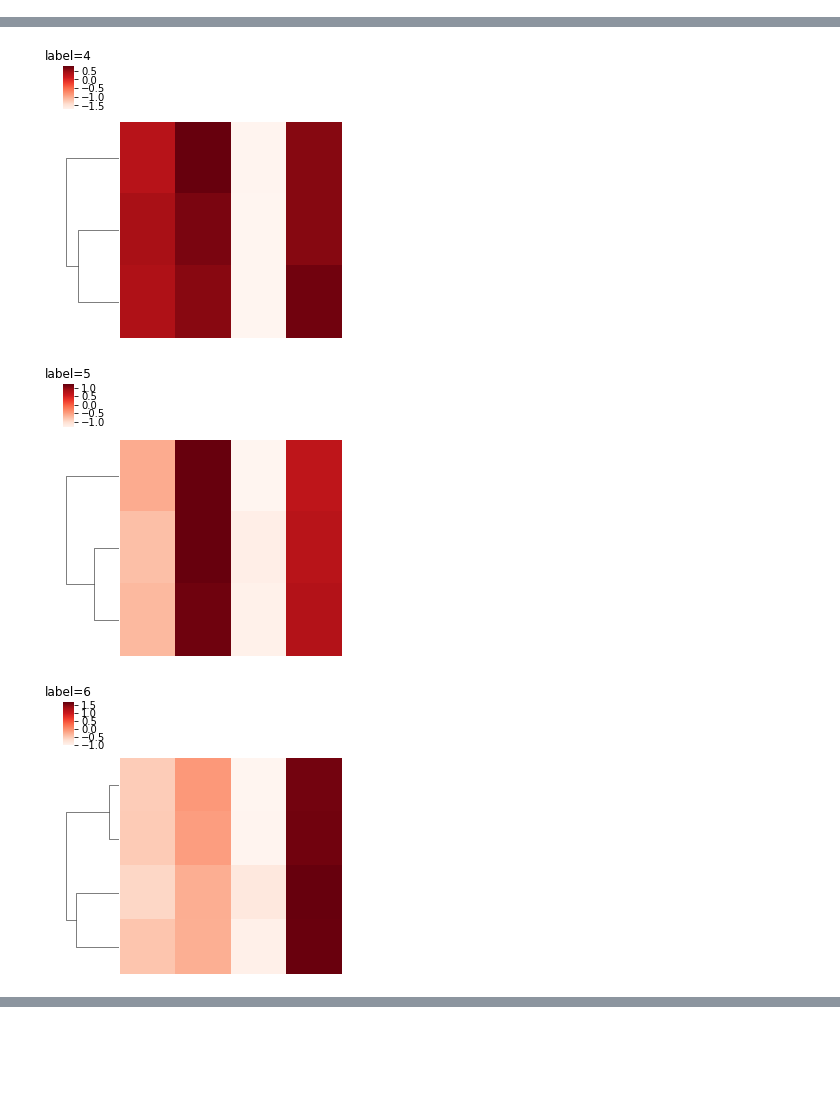
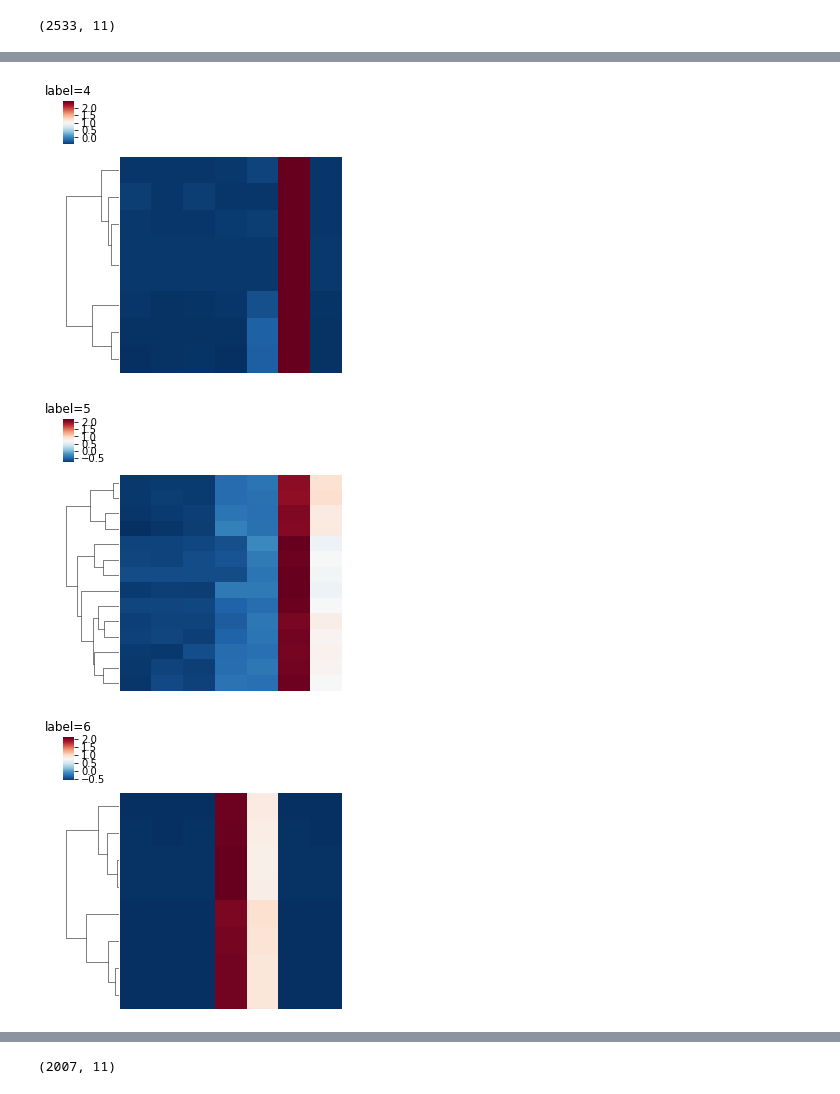
Before and after one commit to XiminHu/massmotif, a Jupyter notebook: dev/Massmotif-MS1-prior.ipynb, the cells around one changed output, grey strips where cells are left out. Saved outputs shown, nothing was run; the diff lists cells and outputs as text; code cells hidden in the pictures; blank space fills up the shorter version.

Commit message:
ran new data

```diff
--- a/dev/Massmotif-MS1-prior.ipynb
+++ b/dev/Massmotif-MS1-prior.ipynb
@@ -12,16 +14,20 @@ df = pd.read_excel('20201104_neg_pref.xlsx')
 #df.drop(columns=['Unnamed: 0', 'am.rt'], inplace=True)
 # %%
 #Blank subtraction
-blank_col=['sample.MeOH.none.afff4.5k','sample.MeOH.none.afff4.10k']
-d_bs = df[df.iloc[:,3:][[i for i in df.iloc[:,3:].columns if i not in blank_col]].max(1) > df[blank_col].mean(1) * 10].copy()
+blank_col=[i for i in df.columns if 'Blank' in i]
+d_bs = df[df.iloc[:,3:][[i for i in df.iloc[:,3:].columns if i not in blank_col]].max(1) > df[blank_col].mean(1) * 5].copy()
 d_bs.drop(columns=blank_col, inplace=True)
-#d_bs = d_bs[d_bs['SN'] >= 50]
+d_bs = d_bs[d_bs['S/N average'] >= 20]
+d_bs = d_bs[(d_bs['Average Rt(min)'] <= 20) &(d_bs['Average Rt(min)'] >= 2)]
+d_bs = d_bs[d_bs['Average Mz'] <= 800]
-# %%
-d_bs = df.copy()
+# %%
+d_bs.shape
+# %% [output]
+(2533, 11)
 # %%
 #Normalization
 #target_col = []
-sel_data = d_bs.iloc[:,-4:].copy()
+sel_data = d_bs.iloc[:,-7:].copy()
 c_data = sel_data.values #Change upon data
 c_norm = []
 #Performs normalization
@@ -38,13 +44,13 @@ d_norm.columns = sel_data.columns
 # %%
 #Automated workflow -- pre filter
 #model = cluster.OPTICS().fit(d_norm)
-model = cluster.DBSCAN(eps=0.25,min_samples=3).fit(d_norm)
+model = cluster.DBSCAN(eps=0.15).fit(d_norm)
 labels = model.labels_
 unique_labels = set(model.labels_)
 
 for i,k in enumerate(unique_labels):
     indexlist = list(np.argwhere(labels==k).reshape(1,-1)[0])
-    sns.clustermap(d_norm.iloc[indexlist].values,cmap='Reds',col_cluster=False,yticklabels=False,xticklabels=False,figsize=(5,5))
+    sns.clustermap(d_norm.iloc[indexlist].values,cmap='RdBu_r',col_cluster=False,yticklabels=False,xticklabels=False,figsize=(5,5))
     plt.title('label='+ str(k))
     plt.show()
 # %% [output]
@@ -55,3 +61,3 @@ for i,k in enumerate(unique_labels):
-[figure, old version]
+[figure, new version]
-[figure, old version]
+[figure, new version]
-[figure, old version]
+[figure, new version]
@@ -70,3 +77,7 @@ for label in select_label:
     result = d_norm.iloc[np.argwhere(model.labels_==label).flatten()].index
     d_rst = d_rst.append(d_norm.loc[result, d_norm.columns])
 d_pri_auto = d_bs.loc[d_rst.index].copy() # d_pri_auto -- automated selected result
+# %%
+d_pri_auto.shape
+# %% [output]
+(2007, 11)
```
Also changed, not shown: parts of 8 cells of this notebook.
